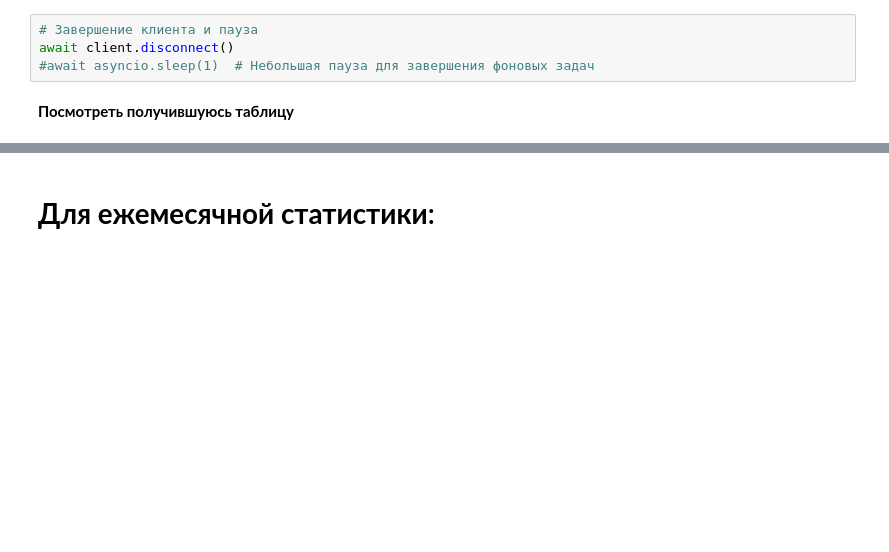
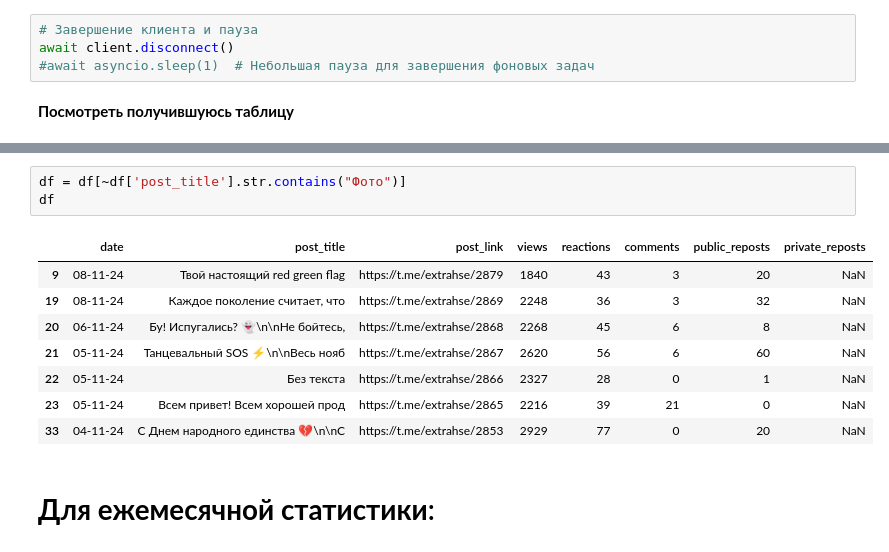
Before and after one commit to MariaInyutina/Parcing, a Jupyter notebook: Parcing_extra_TG_weekly.ipynb, the cells around one changed output, grey strips where cells are left out. Cells and saved outputs as stored; diff of their text form; blank space fills up the shorter version.

```diff
--- a/Parcing_extra_TG_weekly.ipynb
+++ b/Parcing_extra_TG_weekly.ipynb
@@ -78,3 +162,15 @@ df
+# %%
+df = df[~df['post_title'].str.contains("Фото")]
+df
+# %% [output]
+|  | date | post_title | post_link | views | reactions | comments | public_reposts | private_reposts |
+| 9 | 08-11-24 | Твой настоящий red green flag | https://t.me/extrahse/2879 | 1840 | 43 | 3 | 20 | NaN |
+| 19 | 08-11-24 | Каждое поколение считает, что | https://t.me/extrahse/2869 | 2248 | 36 | 3 | 32 | NaN |
+| 20 | 06-11-24 | Бу! Испугались? 👻\n\nНе бойтесь, | https://t.me/extrahse/2868 | 2268 | 45 | 6 | 8 | NaN |
+| 21 | 05-11-24 | Танцевальный SOS ⚡️\n\nВесь нояб | https://t.me/extrahse/2867 | 2620 | 56 | 6 | 60 | NaN |
+| 22 | 05-11-24 | Без текста | https://t.me/extrahse/2866 | 2327 | 28 | 0 | 1 | NaN |
+| 23 | 05-11-24 | Всем привет! Всем хорошей прод | https://t.me/extrahse/2865 | 2216 | 39 | 21 | 0 | NaN |
+| 33 | 04-11-24 | С Днем народного единства 💔\n\nС | https://t.me/extrahse/2853 | 2929 | 77 | 0 | 20 | NaN |
 # %% [markdown]
 # **Для ежемесячной статистики**:
 # %% [markdown]
```
Also changed, not shown: parts of 5 cells of this notebook.
